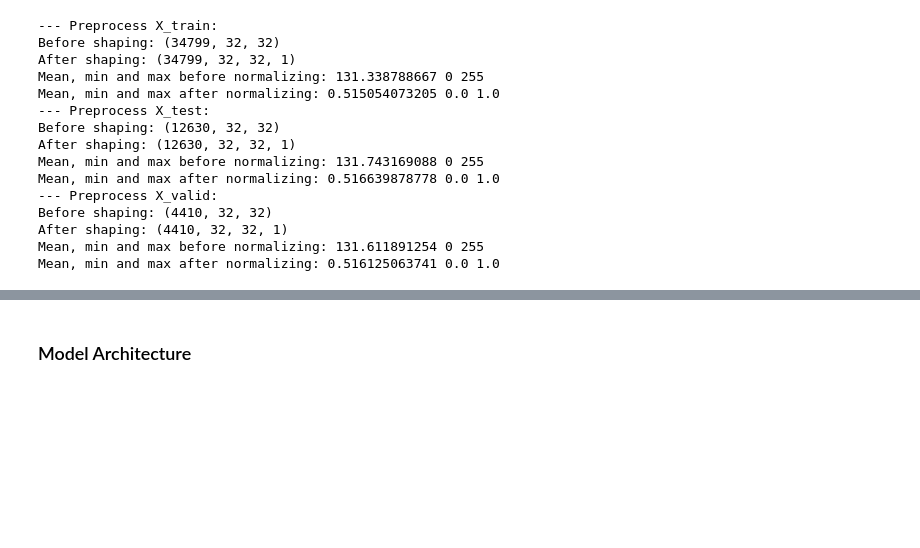
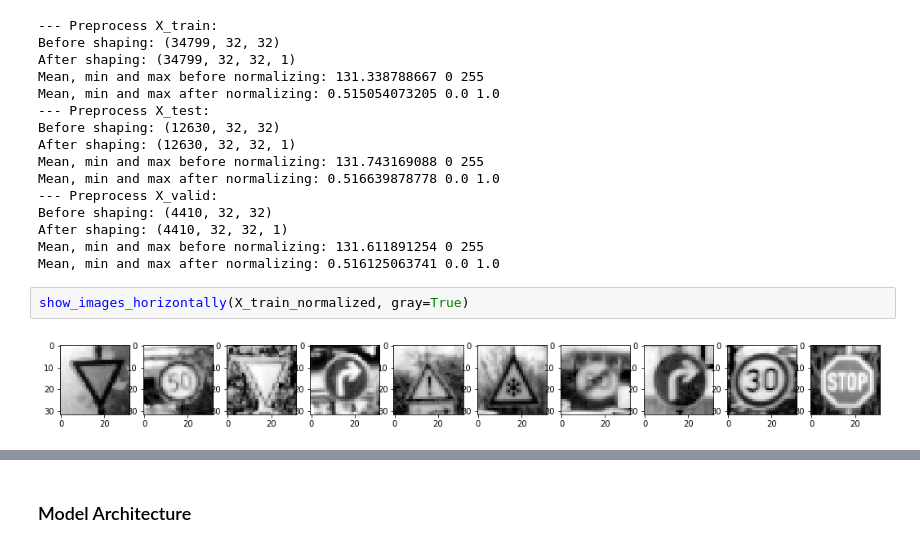
Before and after one commit to carlosbkm/CarND-Traffic-Sign-Classifier, a Jupyter notebook: Traffic_Sign_Classifier.ipynb, the cells around one changed output, grey strips where cells are left out. Drawn from its saved outputs; the diff is of its cells as text; blank space fills up the shorter version.

```diff
--- a/Traffic_Sign_Classifier.ipynb
+++ b/Traffic_Sign_Classifier.ipynb
@@ -182,3 +226,7 @@ Before shaping: (4410, 32, 32)
 After shaping: (4410, 32, 32, 1)
 Mean, min and max before normalizing: 131.611891254 0 255
 Mean, min and max after normalizing: 0.516125063741 0.0 1.0
+# %%
+show_images_horizontally(X_train_normalized, gray=True)
+# %% [output]
+[figure, added]
```
Also changed, not shown: parts of 19 cells of this notebook.
